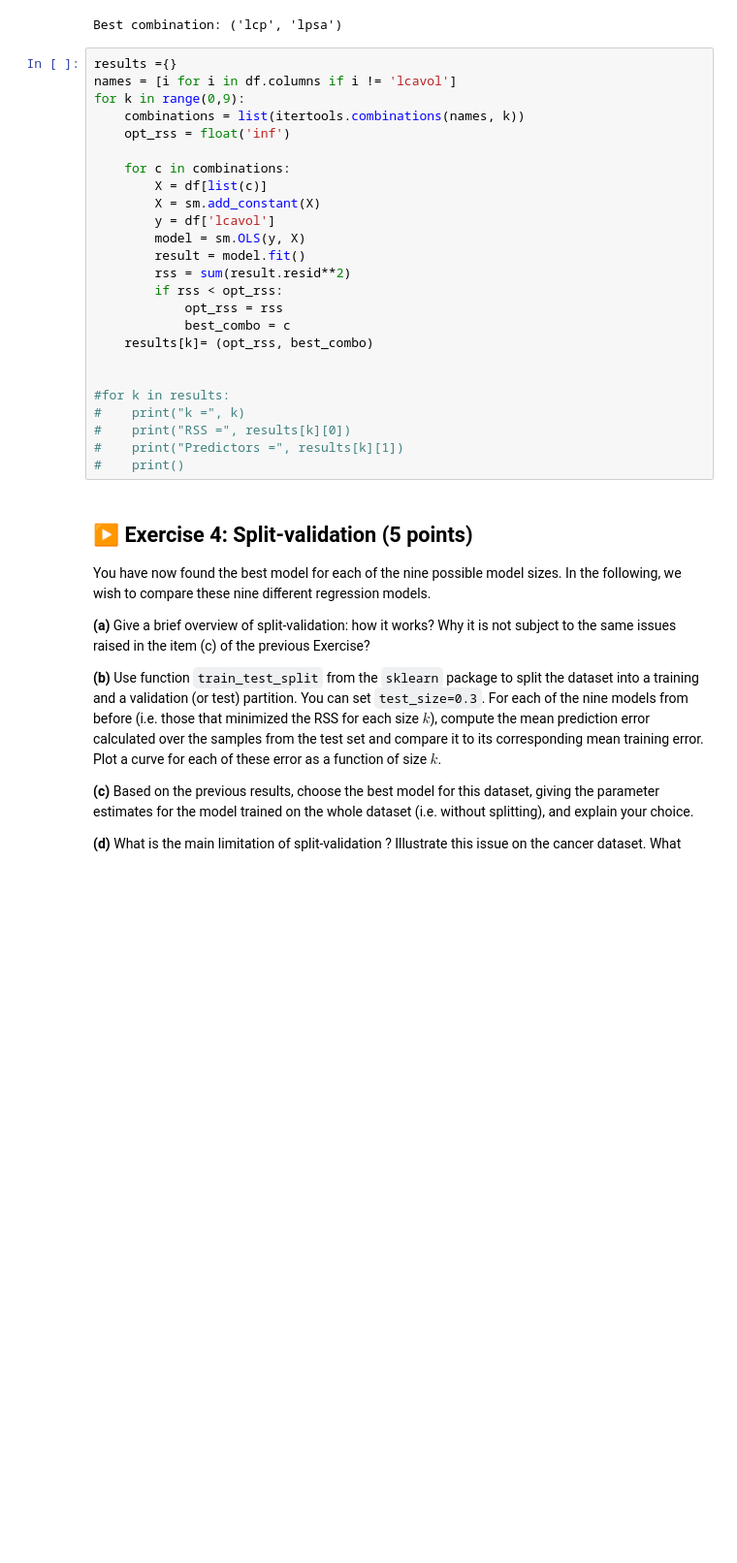
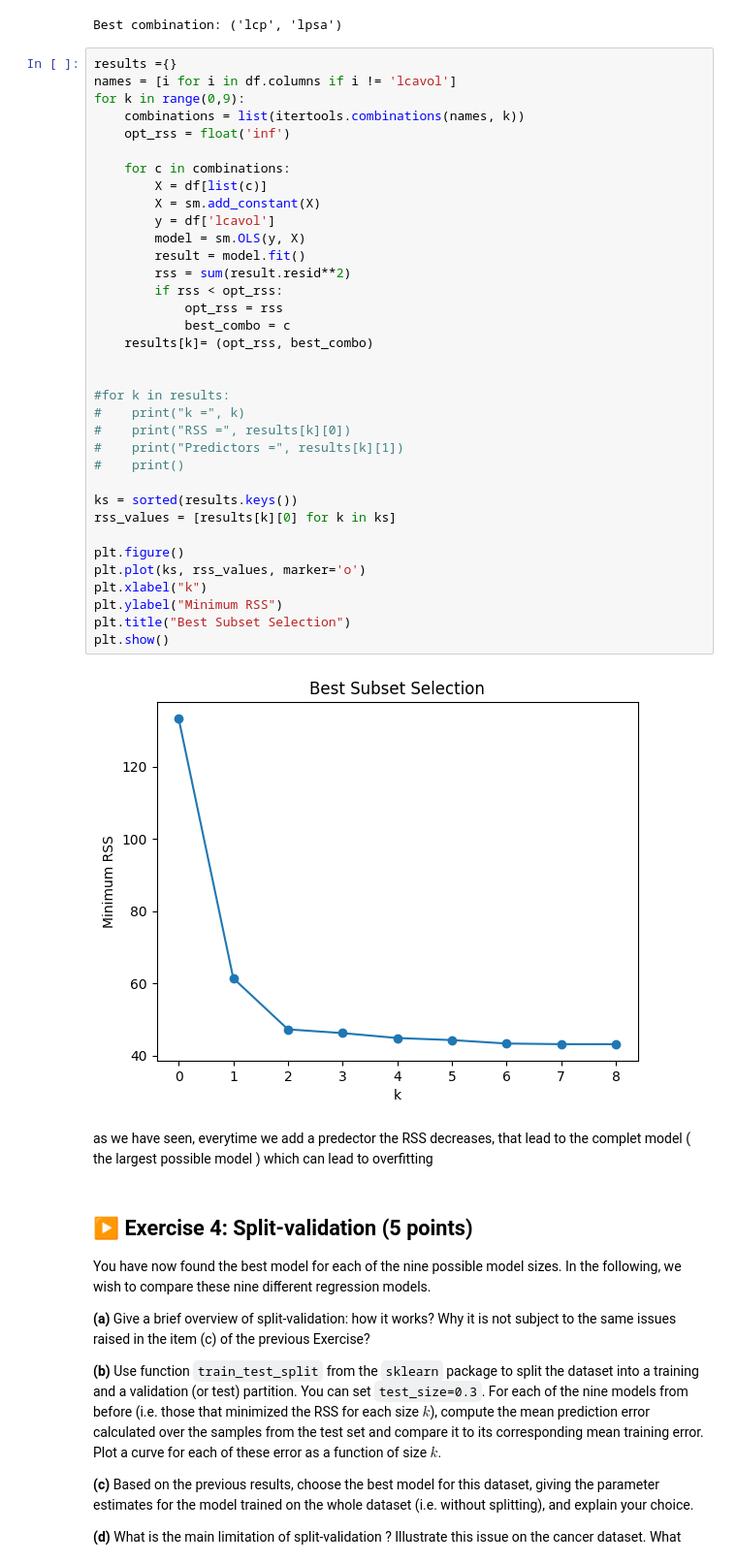
Before and after one commit to jmeilim/TP1-ISLA-g34, a Jupyter notebook: TP1.ipynb, the cells around one changed output. Shown at 97% size. Saved outputs shown, nothing was run; the diff lists cells and outputs as text; blank space fills up the shorter version.

```diff
--- a/TP1.ipynb
+++ b/TP1.ipynb
@@ -557,28 +557,42 @@ Best combination: ('lcp', 'lpsa')
 # %%
 results ={}
 names = [i for i in df.columns if i != 'lcavol']
 for k in range(0,9):
     combinations = list(itertools.combinations(names, k))
     opt_rss = float('inf')
 
     for c in combinations:
         X = df[list(c)]
         X = sm.add_constant(X)
         y = df['lcavol']
         model = sm.OLS(y, X)
         result = model.fit()
         rss = sum(result.resid**2)
         if rss < opt_rss:
             opt_rss = rss
             best_combo = c
     results[k]= (opt_rss, best_combo)
 
 
 #for k in results:
 #    print("k =", k)
 #    print("RSS =", results[k][0])
 #    print("Predictors =", results[k][1])
 #    print()
+
+ks = sorted(results.keys())
+rss_values = [results[k][0] for k in ks]
+
+plt.figure()
+plt.plot(ks, rss_values, marker='o')
+plt.xlabel("k")
+plt.ylabel("Minimum RSS")
+plt.title("Best Subset Selection")
+plt.show()
+# %% [output]
+[figure, added]
+# %% [markdown]
+as we have seen, everytime we add a predector the RSS decreases, that lead to the complet model ( the largest possible model ) which can lead to overfitting
 # %% [markdown]
 ## ▶️ Exercise 4: Split-validation (5 points)
 
```
Also changed, not shown: parts of 5 cells of this notebook.
